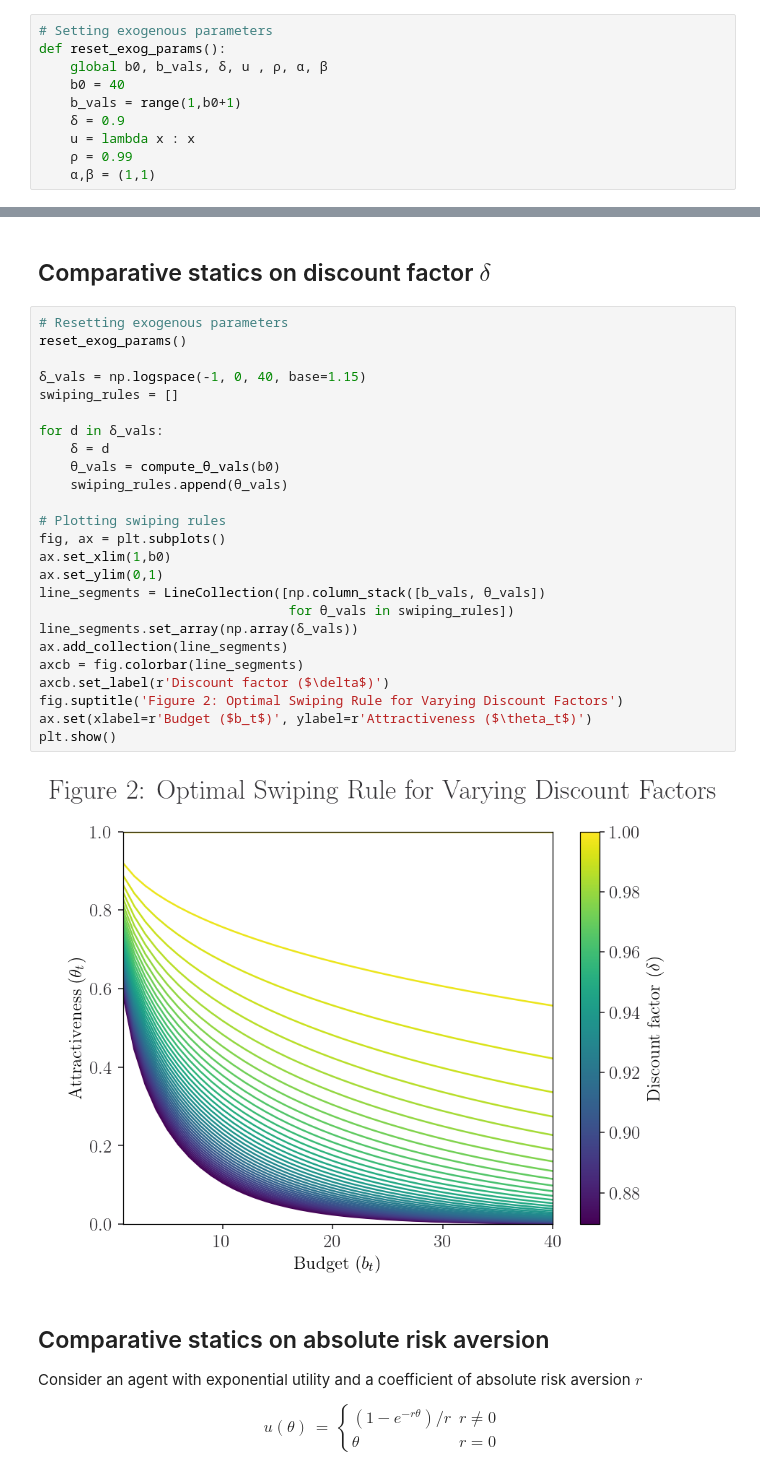
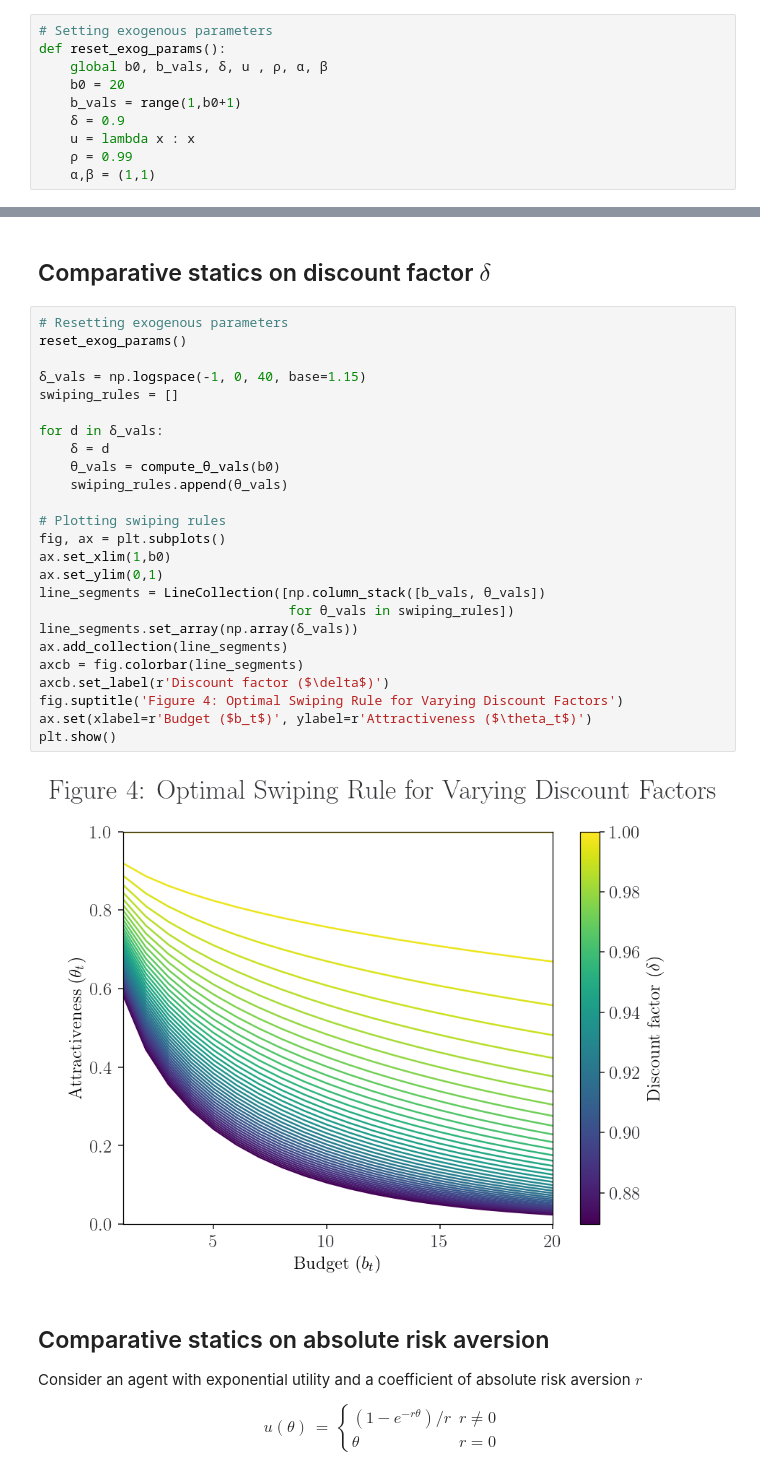
Before and after one commit to patohdzs/project-swipe, a Jupyter notebook: toy-model-one/toy-model-one.ipynb, the cells around one changed output, grey strips where cells are left out. Drawn from its saved outputs; the diff is of its cells as text.

```diff
--- a/toy-model-one/toy-model-one.ipynb
+++ b/toy-model-one/toy-model-one.ipynb
@@ -43,7 +43,7 @@ $$
 # Setting exogenous parameters
 def reset_exog_params():
     global b0, b_vals, δ, u , ρ, α, β
-    b0 = 40
+    b0 = 20
     b_vals = range(1,b0+1)
     δ = 0.9
     u = lambda x : x
@@ -200,30 +215,30 @@ plt.show()
 # %%
 # Resetting exogenous parameters
 reset_exog_params()
 
 δ_vals = np.logspace(-1, 0, 40, base=1.15)
 swiping_rules = []
 
 for d in δ_vals:
     δ = d
     θ_vals = compute_θ_vals(b0)
     swiping_rules.append(θ_vals)
 
 # Plotting swiping rules
 fig, ax = plt.subplots()
 ax.set_xlim(1,b0)
 ax.set_ylim(0,1)
 line_segments = LineCollection([np.column_stack([b_vals, θ_vals])
                                 for θ_vals in swiping_rules])
 line_segments.set_array(np.array(δ_vals))
 ax.add_collection(line_segments)
 axcb = fig.colorbar(line_segments)
 axcb.set_label(r'Discount factor ($\delta$)')
-fig.suptitle('Figure 2: Optimal Swiping Rule for Varying Discount Factors')
+fig.suptitle('Figure 4: Optimal Swiping Rule for Varying Discount Factors')
 ax.set(xlabel=r'Budget ($b_t$)', ylabel=r'Attractiveness ($\theta_t$)')
 plt.show()
 # %% [output]
-[figure, old version]
+[figure, new version]
 # %% [markdown]
 ## Comparative statics on absolute risk aversion
 Consider an agent with exponential utility and a coefficient of absolute risk aversion $r$
```
Also changed, not shown: parts of 7 cells of this notebook.
